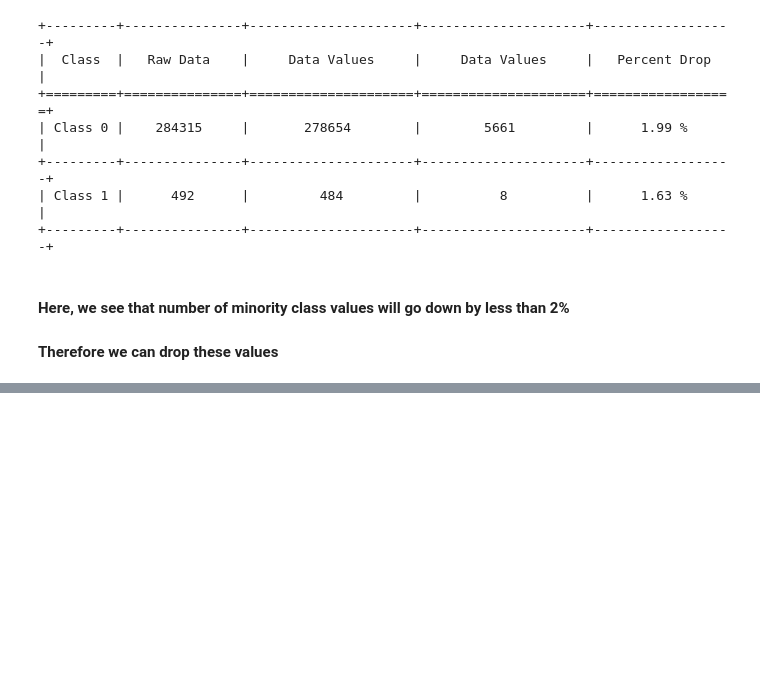
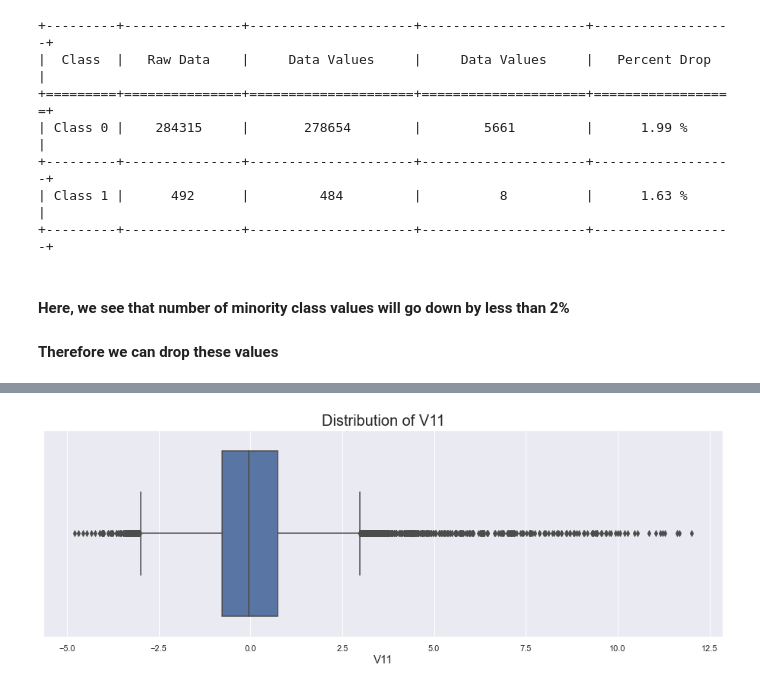
Before and after one commit to akshaykadam100/Credit-Card-Fraud-Detection, a Jupyter notebook: modelling/V1_Akshay_Kadam_DML2070010.ipynb, the cells around one changed output, grey strips where cells are left out. Drawn from its saved outputs; the diff is of its cells as text; code cells hidden in the pictures; blank space fills up the shorter version.

```diff
--- a/modelling/V1_Akshay_Kadam_DML2070010.ipynb
+++ b/modelling/V1_Akshay_Kadam_DML2070010.ipynb
@@ -732,0 +755,4 @@ raw_data = raw_data[
+# %%
+plot_box_graph(series=raw_data.V11)
+# %% [output]
+[figure, added]
```
Also changed, not shown: parts of 103 cells of this notebook.
